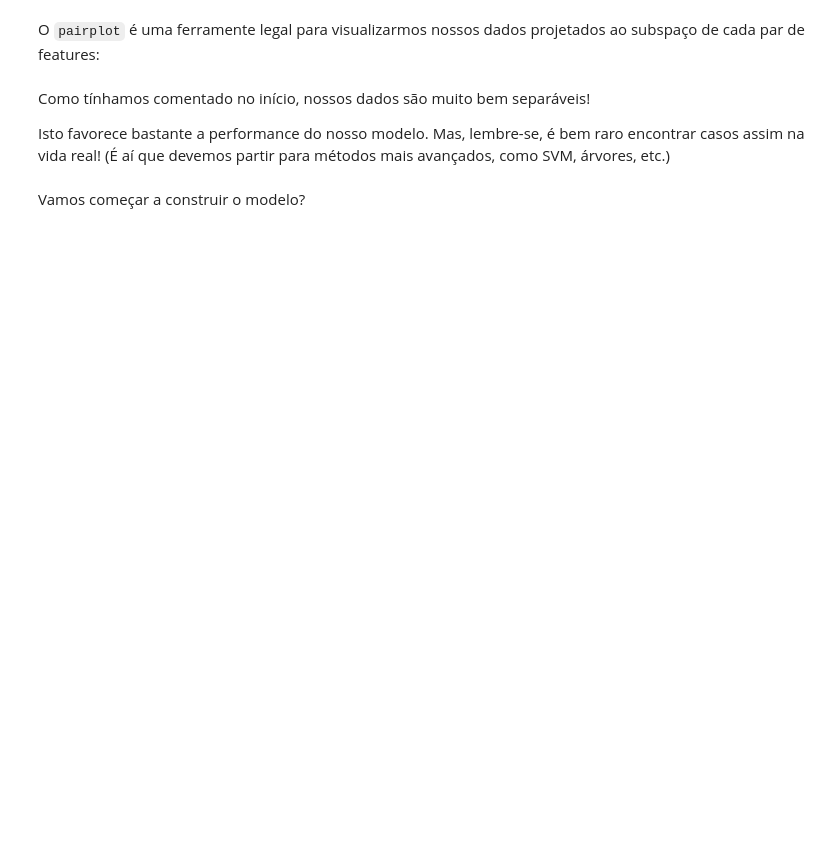
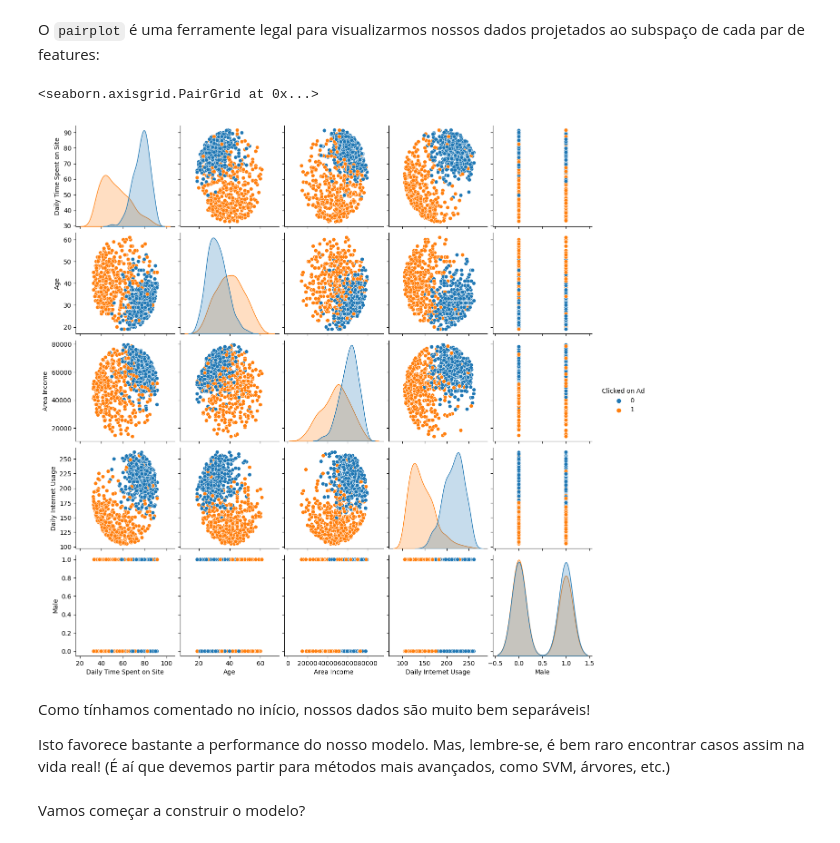
Before and after one commit to gaiogreg/aulas-LC-Safra, a Jupyter notebook: Modulo 7/Aula05.ipynb, the cells around one changed output. Cells and saved outputs as stored; diff of their text form; code cells hidden in the pictures; blank space fills up the shorter version.

```diff
--- a/Modulo 7/Aula05.ipynb
+++ b/Modulo 7/Aula05.ipynb
@@ -227,0 +304,5 @@ Sigamos com o train-test split!
+# %%
+df_model = df.select_dtypes(include=np.number)
+# %%
+X = df_model.drop(columns='Clicked on Ad')
+y = df_model['Clicked on Ad']
@@ -228,4 +311,9 @@ Sigamos com o train-test split!
+# %%
+X_train, X_test, y_train, y_test = train_test_split(X, y, test_size=0.2, random_state=42)
 # %% [markdown]
 Quando fizermos a EDA de um problema de classificação, é muito útil utilizar o target para analisar a **separabilidade** das classes!
 
 Para este fim, basta usarmos o argumento `hue` das funções do seaborn!
+# %%
+df_temp = pd.concat([X_train, y_train], axis=1)
+df_temp.head()
@@ -232,5 +327,10 @@ Para este fim, basta usarmos o argumento `hue` das funções do seaborn!
 # %% [markdown]
 O `pairplot` é uma ferramente legal para visualizarmos nossos dados projetados ao subspaço de cada par de features:
+# %%
+sns.pairplot(data=df_temp, hue='Clicked on Ad')
+# %% [output]
+<seaborn.axisgrid.PairGrid at 0x...>
+[figure, added]
 # %% [markdown]
 Como tínhamos comentado no início, nossos dados são muito bem separáveis!
 
```
Also changed, not shown: parts of 42 cells of this notebook, 4 other files.
